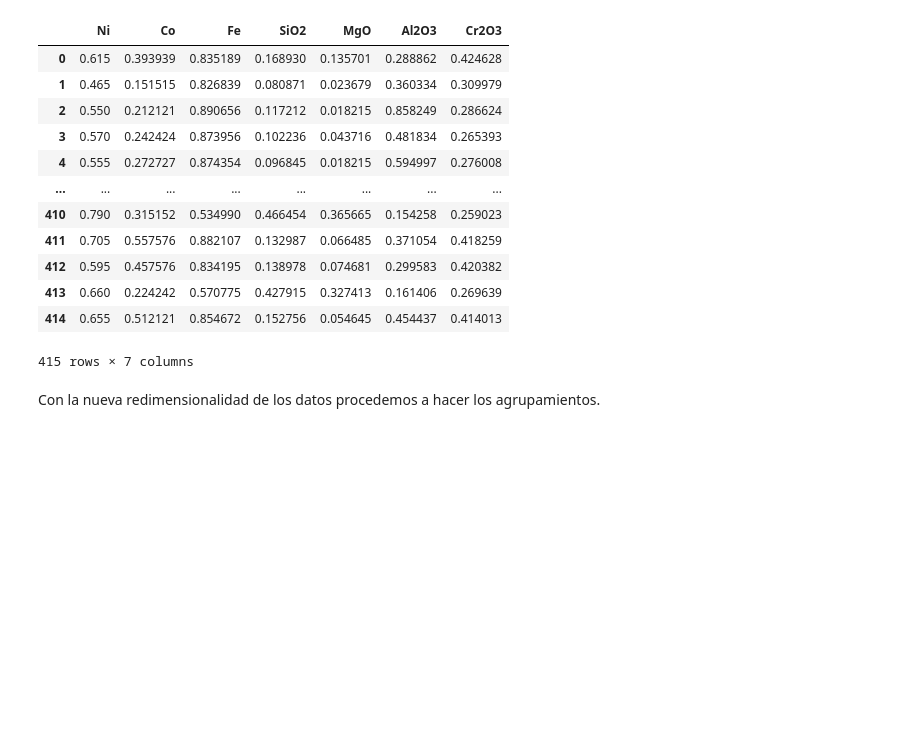
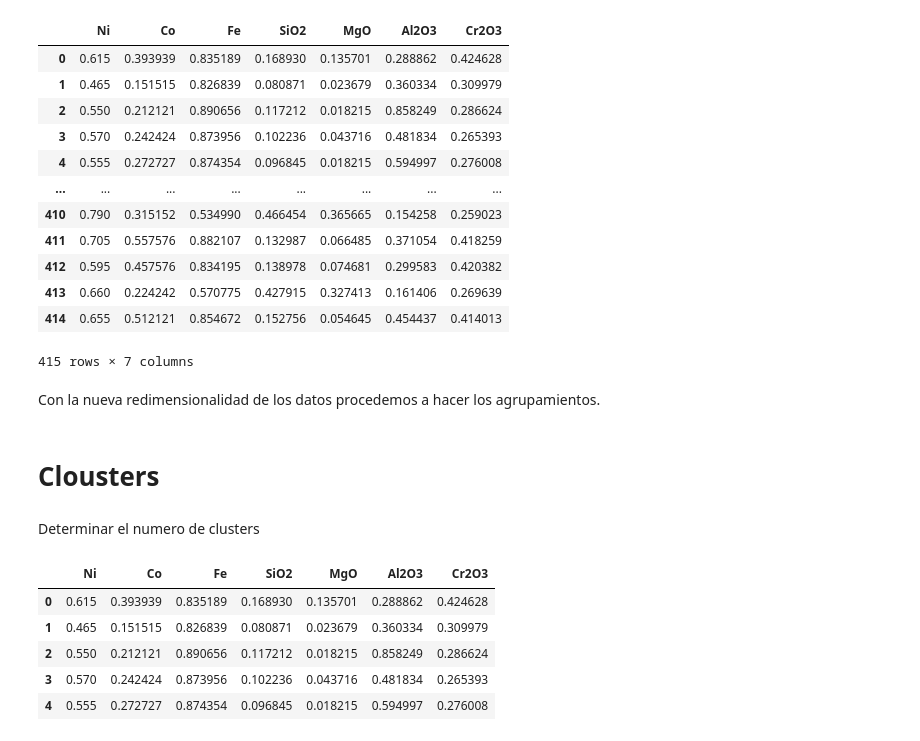
Before and after one commit to roxyconstantine-dev/Proyecto-Final-de-An-lisis-Datos, a Jupyter notebook: untitled1.ipynb, the cells around one changed output. Saved outputs shown, nothing was run; the diff lists cells and outputs as text; code cells hidden in the pictures; blank space fills up the shorter version.

```diff
--- a/untitled1.ipynb
+++ b/untitled1.ipynb
@@ -345,3 +360,18 @@ nuevos_datos3
 415 rows × 7 columns
 # %% [markdown]
 Con la nueva redimensionalidad de los datos procedemos a hacer los agrupamientos.
+# %% [markdown]
+# **Clousters**
+# %% [markdown]
+Determinar el numero de clusters
+# %%
+#Cargando el dataset
+data = nuevos_datos3
+data.head()
+# %% [output]
+|  | Ni | Co | Fe | SiO2 | MgO | Al2O3 | Cr2O3 |
+| 0 | 0.615 | 0.393939 | 0.835189 | 0.168930 | 0.135701 | 0.288862 | 0.424628 |
+| 1 | 0.465 | 0.151515 | 0.826839 | 0.080871 | 0.023679 | 0.360334 | 0.309979 |
+| 2 | 0.550 | 0.212121 | 0.890656 | 0.117212 | 0.018215 | 0.858249 | 0.286624 |
+| 3 | 0.570 | 0.242424 | 0.873956 | 0.102236 | 0.043716 | 0.481834 | 0.265393 |
+| 4 | 0.555 | 0.272727 | 0.874354 | 0.096845 | 0.018215 | 0.594997 | 0.276008 |
```
Also changed, not shown: parts of 12 cells of this notebook.
